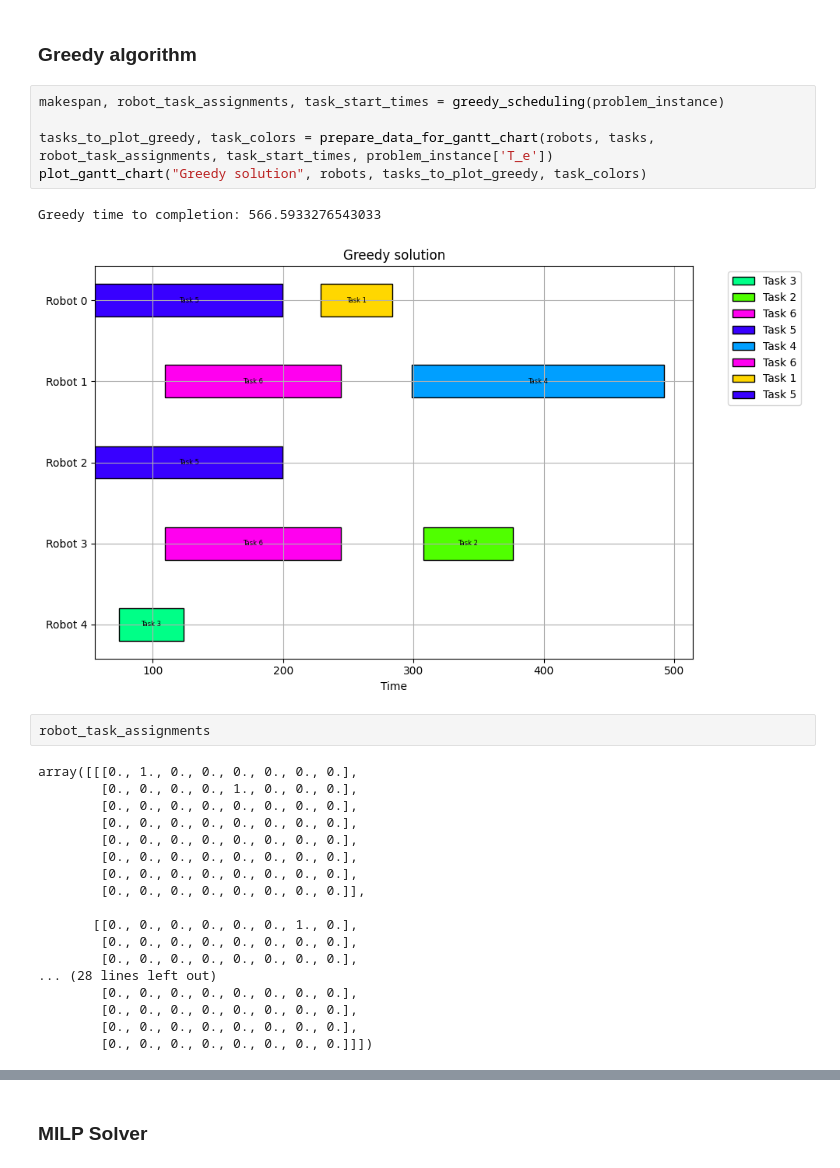
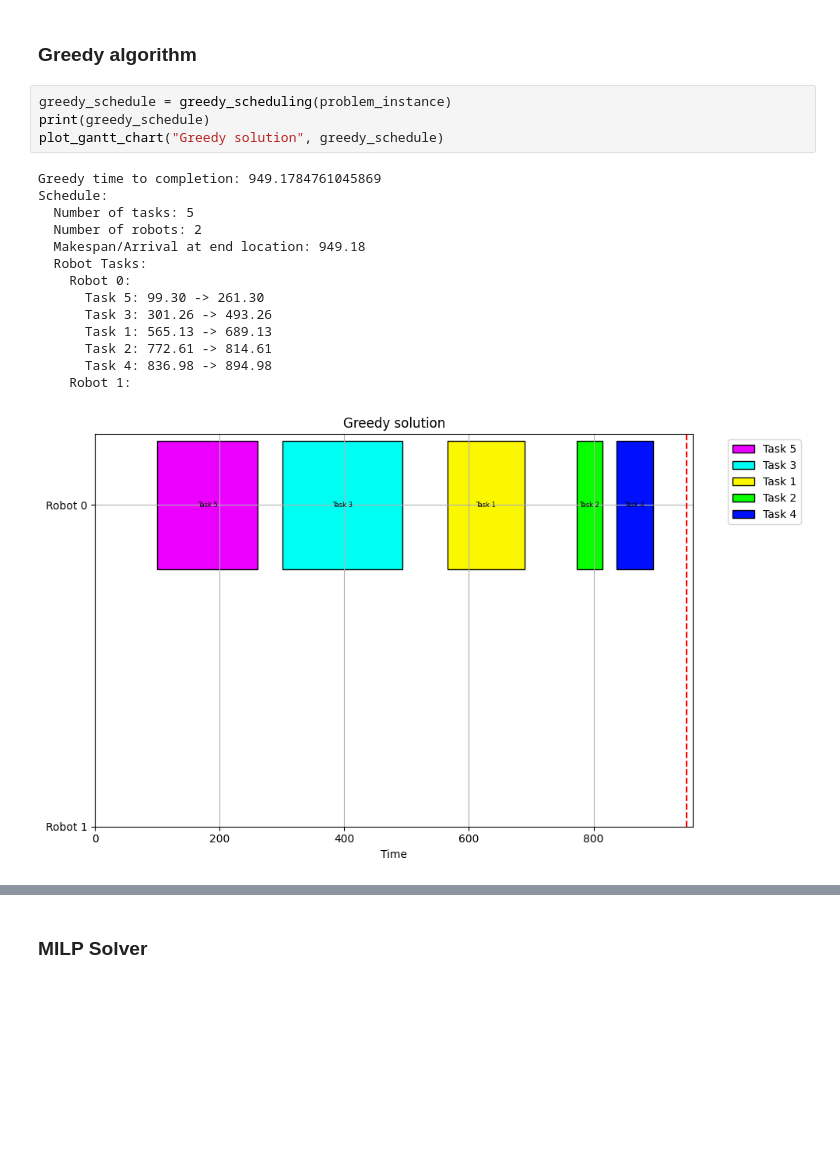
Before and after one commit to jakbichler/Sadcher, a Jupyter notebook: baselines/algorithm_comparison.ipynb, the cells around one changed output, grey strips where cells are left out. Saved outputs shown, nothing was run; the diff lists cells and outputs as text; blank space fills up the shorter version.

```diff
--- a/baselines/algorithm_comparison.ipynb
+++ b/baselines/algorithm_comparison.ipynb
@@ -41,32 +33,23 @@ plot_task_map(problem_instance['task_locations'], problem_instance['T_e'], probl
 # %% [markdown]
 ### Greedy algorithm
-# %%
-makespan, robot_task_assignments, task_start_times = greedy_scheduling(problem_instance)
-
-tasks_to_plot_greedy, task_colors = prepare_data_for_gantt_chart(robots, tasks, robot_task_assignments, task_start_times, problem_instance['T_e'])
-plot_gantt_chart("Greedy solution", robots, tasks_to_plot_greedy, task_colors)
-# %% [output]
-Greedy time to completion: 566.5933276543033
-[figure, removed]
-# %%
-robot_task_assignments
-# %% [output]
-array([[[0., 1., 0., 0., 0., 0., 0., 0.],
-        [0., 0., 0., 0., 1., 0., 0., 0.],
-        [0., 0., 0., 0., 0., 0., 0., 0.],
-        [0., 0., 0., 0., 0., 0., 0., 0.],
-        [0., 0., 0., 0., 0., 0., 0., 0.],
-        [0., 0., 0., 0., 0., 0., 0., 0.],
-        [0., 0., 0., 0., 0., 0., 0., 0.],
-        [0., 0., 0., 0., 0., 0., 0., 0.]],
-
-       [[0., 0., 0., 0., 0., 0., 1., 0.],
-        [0., 0., 0., 0., 0., 0., 0., 0.],
-        [0., 0., 0., 0., 0., 0., 0., 0.],
-... (28 lines left out)
-        [0., 0., 0., 0., 0., 0., 0., 0.],
-        [0., 0., 0., 0., 0., 0., 0., 0.],
-        [0., 0., 0., 0., 0., 0., 0., 0.],
-        [0., 0., 0., 0., 0., 0., 0., 0.]]])
+# %%
+greedy_schedule = greedy_scheduling(problem_instance)
+print(greedy_schedule)
+plot_gantt_chart("Greedy solution", greedy_schedule)
+# %% [output]
+Greedy time to completion: 949.1784761045869
+Schedule:
+  Number of tasks: 5
+  Number of robots: 2
+  Makespan/Arrival at end location: 949.18
+  Robot Tasks:
+    Robot 0:
+      Task 5: 99.30 -> 261.30
+      Task 3: 301.26 -> 493.26
+      Task 1: 565.13 -> 689.13
+      Task 2: 772.61 -> 814.61
+      Task 4: 836.98 -> 894.98
+    Robot 1:
+[figure, added]
 # %%
 %autoreload
```
Also changed, not shown: parts of 14 cells of this notebook, 5 other files.
